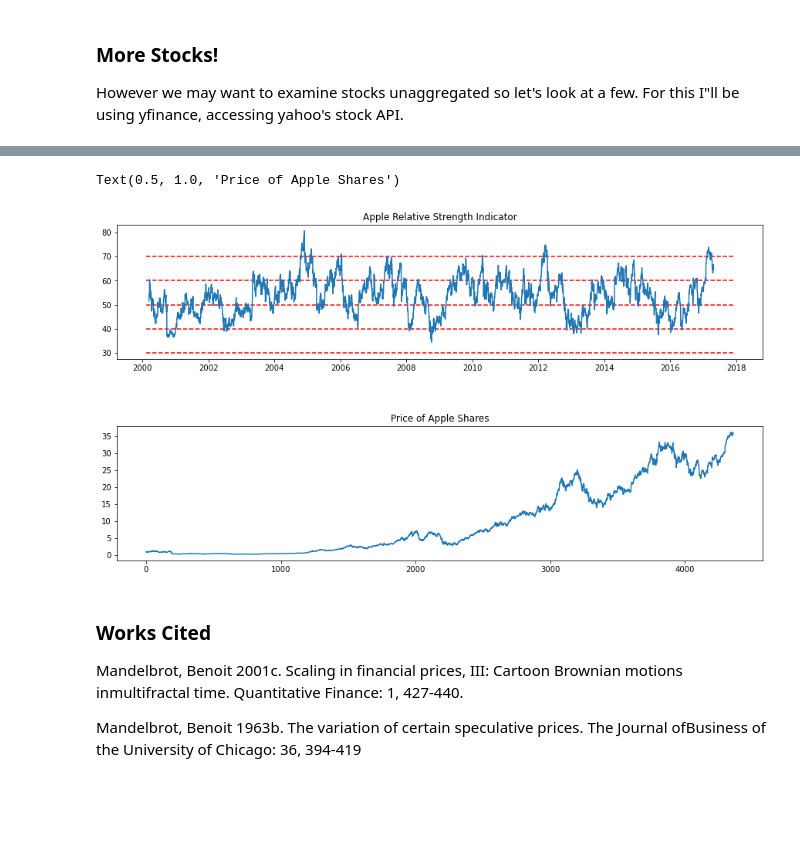
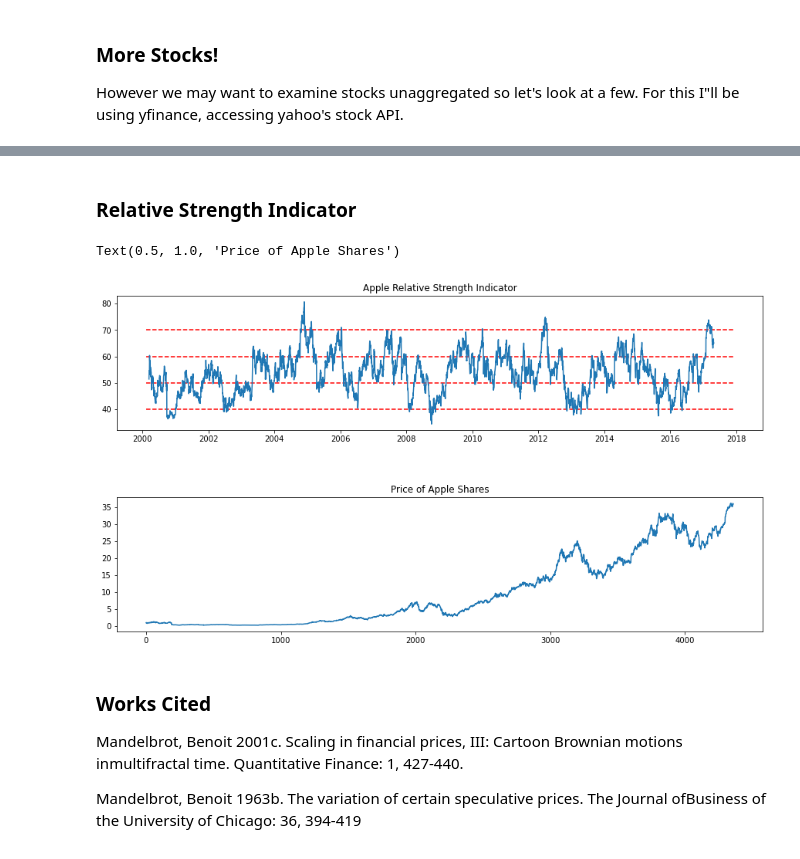
Before and after one commit to RCSimpson/HurstExponentNotebooks, a Jupyter notebook: Hurstnotebook.ipynb, the cells around one changed output, grey strips where cells are left out. Cells and saved outputs as stored; diff of their text form; code cells hidden in the pictures; blank space fills up the shorter version.

```diff
--- a/Hurstnotebook.ipynb
+++ b/Hurstnotebook.ipynb
@@ -74,8 +72,6 @@ def hurstEstimator(data, maximumtimespan, cumulative, graph):
 
     if cumulative == True:
         data = data[1:len(data)] - data[0:len(data)-1]
-    else:
-        data = data
 
     segmentLengths = np.arange(10,np.floor(len(data)/(maximumtimespan)))
     expectedRescaledRange = np.zeros(len(segmentLengths))
@@ -179,11 +192,11 @@ import yfinance as yf
 yf.pdr_override()
 
 
-stocks = ("MSFT","AAPL","T","DDD","JNJ","KO","Pep","MCD", "AA", "XOM", "GOOG", "AMZN")
+stocks = ("SPY", "MSFT","AAPL","T","DDD","JNJ","KO","Pep","MCD", "AA", "XOM", "GOOG", "AMZN")
 stocks = sorted(stocks)
 ST = ' '.join(stocks)
 
 data = yf.download(ST, start="2000-01-01", end="2017-04-30", index = stocks)
-data = data['Close']
-print(data.head())
+data1 = data['Close']
+print(data1.head())
 # %% [output]
@@ -213,7 +226,7 @@ plt.legend(stocks)
 # %%
-hurstValues = np.zeros((len(data.columns),1))
-for i in range(len(data.columns)):
-    xx = data.iloc[:,[i]]
+hurstValues = np.zeros((len(data1.columns),1))
+for i in range(len(data1.columns)):
+    xx = data1.iloc[:,[i]]
     xx = xx.dropna()
     xx = xx.to_numpy()
     hurstValues[i] = hurstEstimator(xx,10,cumulative=True, graph=False)
@@ -274,3 +337,5 @@ Date
+# %% [markdown]
+### Relative Strength Indicator
 # %%
 #We may want to see if there is a relationship between RSI and a windowed Hurst Exponent
 def RSI (data, time_window):
@@ -289,20 +354,17 @@ def RSI (data, time_window):
 # %%
 
 AA = data.iloc[:,1]
 AAA = RSI(AA,50)
 fig = plt.figure(figsize = (15,8))
 plt.subplots_adjust(hspace=0.5)
 plt.subplot(211)
 plt.plot(AAA)
-plt.hlines(y=50, xmin =11000, xmax=17500, colors='r', linestyles = '--')
-plt.hlines(y=30, xmin =11000, xmax=17500, colors='r', linestyles = '--')
-plt.hlines(y=70, xmin =11000, xmax=17500, colors='r', linestyles = '--')
-plt.hlines(y=60, xmin =11000, xmax=17500, colors='r', linestyles = '--')
-plt.hlines(y=40, xmin =11000, xmax=17500, colors='r', linestyles = '--')
-plt.title('Apple Relative Strength Indicator')
+for i in 10*np.arange(4,8):
+    plt.hlines(y=i, xmin =11000, xmax=17500, colors='r', linestyles = '--')
+plt.title('Apple Relative Strength Indicator');
 plt.subplot(212)
 plt.plot(AA.to_numpy())
-plt.title('Price of Apple Shares')
+plt.title('Price of Apple Shares');
 # %% [output]
 Text(0.5, 1.0, 'Price of Apple Shares')
-[figure, old version]
+[figure, new version]
```
Also changed, not shown: parts of 22 cells of this notebook.
